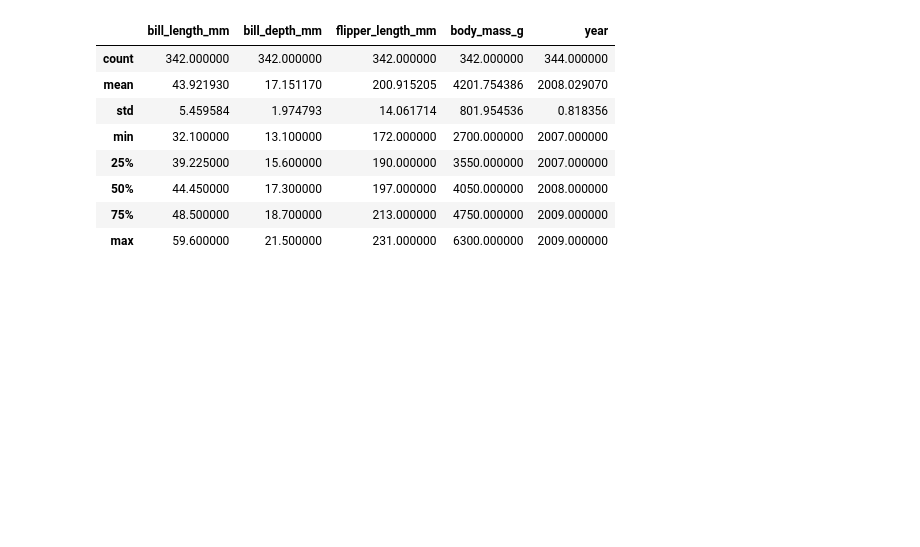
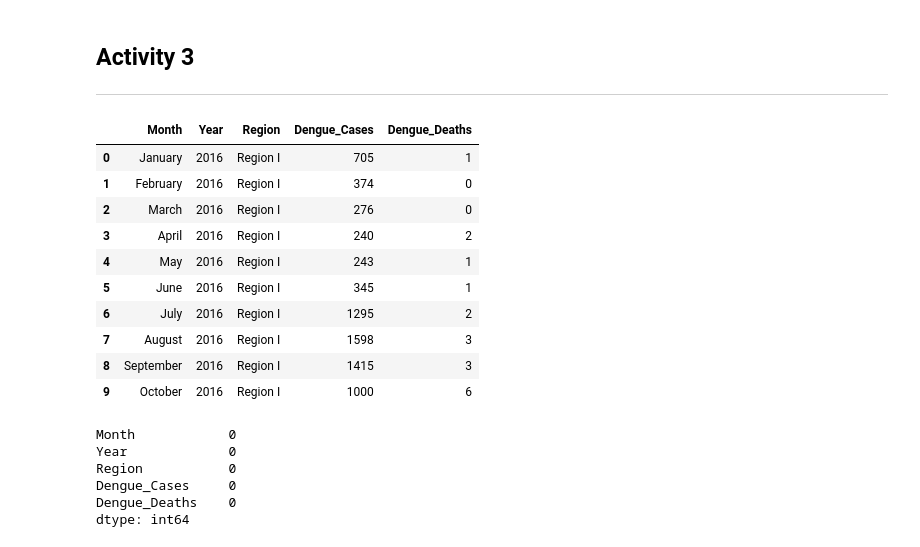
Before and after one commit to jerwinq19/ITELEC303, a Jupyter notebook: Untitled.ipynb, the cells around one changed output. Cells and saved outputs as stored; diff of their text form; code cells hidden in the pictures; blank space fills up the shorter version.

```diff
--- a/Untitled.ipynb
+++ b/Untitled.ipynb
@@ -1,3 +1,6 @@
+# %% [markdown]
+## Activity 3
+***
 # %%
 import numpy as np
 import pandas as pd
@@ -4,17 +9,27 @@ import pandas as pd
 import warnings
 warnings.filterwarnings('ignore')
 # %%
-penguins = pd.read_csv('datasets//penguins.csv')
+df = pd.read_csv('datasets//dengue.csv')
+df.head(10)
+# %% [output]
+|  | Month | Year | Region | Dengue_Cases | Dengue_Deaths |
+| 0 | January | 2016 | Region I | 705 | 1 |
+| 1 | February | 2016 | Region I | 374 | 0 |
+| 2 | March | 2016 | Region I | 276 | 0 |
+| 3 | April | 2016 | Region I | 240 | 2 |
+| 4 | May | 2016 | Region I | 243 | 1 |
+| 5 | June | 2016 | Region I | 345 | 1 |
+| 6 | July | 2016 | Region I | 1295 | 2 |
+| 7 | August | 2016 | Region I | 1598 | 3 |
+| 8 | September | 2016 | Region I | 1415 | 3 |
+| 9 | October | 2016 | Region I | 1000 | 6 |
-# %%
-penguins.describe()
-# %% [output]
-|  | bill_length_mm | bill_depth_mm | flipper_length_mm | body_mass_g | year |
-| count | 342.000000 | 342.000000 | 342.000000 | 342.000000 | 344.000000 |
-| mean | 43.921930 | 17.151170 | 200.915205 | 4201.754386 | 2008.029070 |
-| std | 5.459584 | 1.974793 | 14.061714 | 801.954536 | 0.818356 |
-| min | 32.100000 | 13.100000 | 172.000000 | 2700.000000 | 2007.000000 |
-| 25% | 39.225000 | 15.600000 | 190.000000 | 3550.000000 | 2007.000000 |
-| 50% | 44.450000 | 17.300000 | 197.000000 | 4050.000000 | 2008.000000 |
-| 75% | 48.500000 | 18.700000 | 213.000000 | 4750.000000 | 2009.000000 |
-| max | 59.600000 | 21.500000 | 231.000000 | 6300.000000 | 2009.000000 |
+# %%
+df.isnull().sum()
+# %% [output]
+Month            0
+Year             0
+Region           0
+Dengue_Cases     0
+Dengue_Deaths    0
+dtype: int64
 # %%
```
Also changed, not shown: parts of 14 cells of this notebook.
